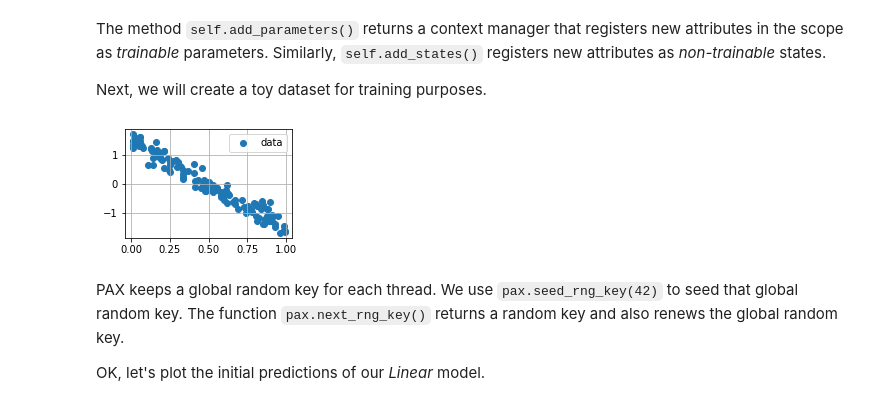
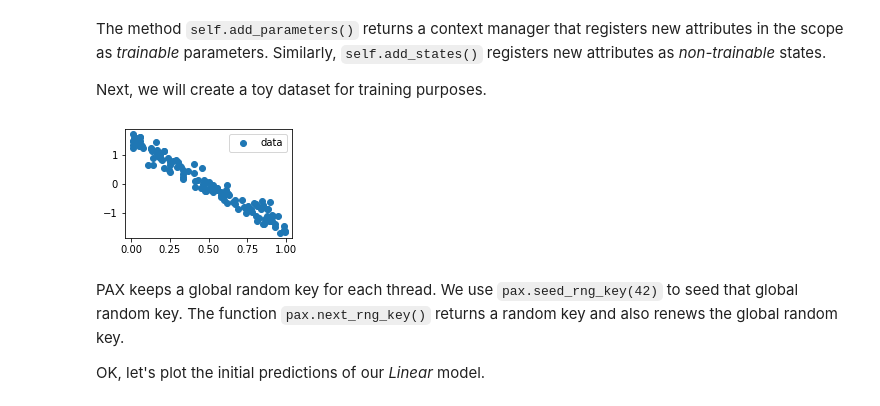
Before and after one commit to NTT123/pax, a Jupyter notebook: docs/notebooks/basics.ipynb, the cells around one changed output. Drawn from its saved outputs; the diff is of its cells as text; code cells hidden in the pictures.

Commit message:
Remove grids to make plots consistent.

```diff
--- a/docs/notebooks/basics.ipynb
+++ b/docs/notebooks/basics.ipynb
@@ -52,29 +53,28 @@ Next, we will create a toy dataset for training purposes.
 # %%
 import matplotlib.pyplot as plt
 
 plt.rcParams["figure.figsize"] = (3, 2)
 
 pax.seed_rng_key(42)
 
 
 def create_data(a=-3.0, b=1.5):
     x = jax.random.uniform(pax.next_rng_key(), (128, 1))
     noise = jax.random.normal(pax.next_rng_key(), x.shape) * 0.2
     y = a * x + b + noise
     return x, y
 
 
 def plot_data(x, y):
     plt.scatter(x, y, label="data")
-    plt.grid("on")
     plt.legend()
     plt.show()
 
 
 x, y = create_data()
 plot_data(x, y)
 # %% [output]
-[figure, old version]
+[figure, new version]
 # %% [markdown]
 PAX keeps a global random key for each thread. We use ``pax.seed_rng_key(42)`` to seed that global random key.
 The function `pax.next_rng_key()` returns a random key and also renews the global random key.
```
Also changed, not shown: parts of 1 cell of this notebook.
